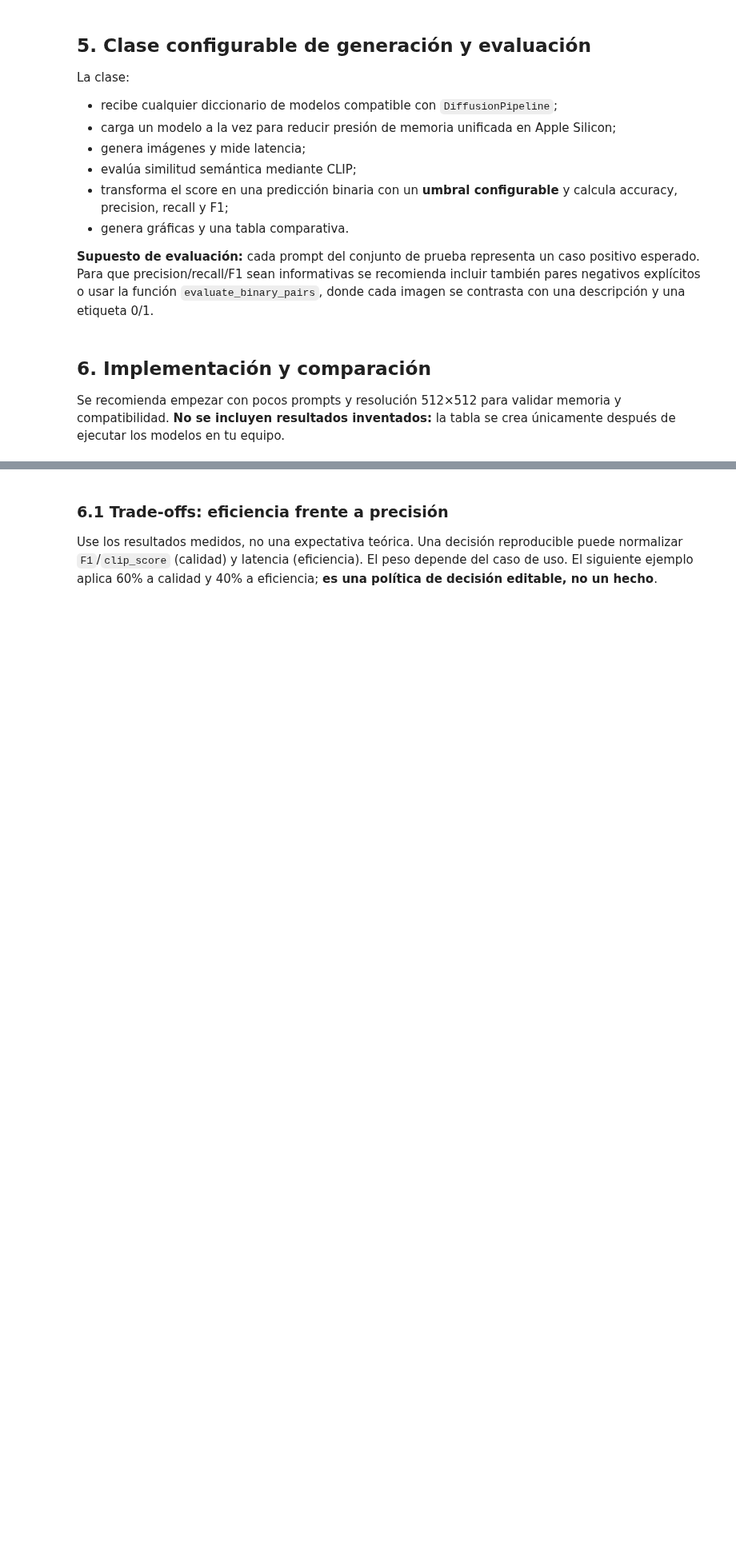
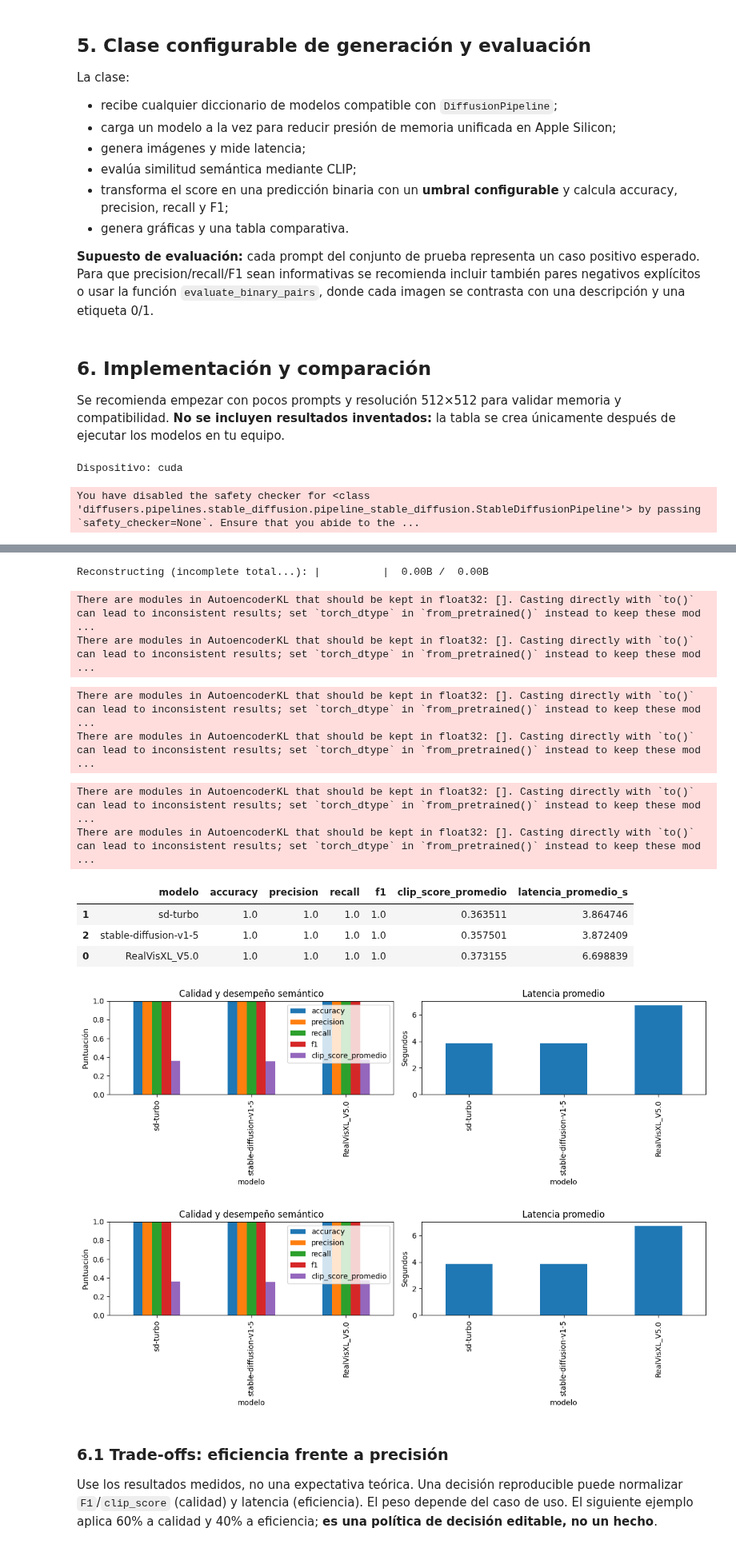
Before and after one commit to miguelgarciavidal-anjeluz/gestion-proyectos-ia, a Jupyter notebook: Actividad-04/notebook_multimodal_text_to_image_m4.ipynb, the cells around one changed output, grey strips where cells are left out. Shown at 80% size. Saved outputs shown, nothing was run; the diff lists cells and outputs as text; code cells hidden in the pictures; blank space fills up the shorter version.

Commit message:
Ejecución en Colab y validación de modelos seleccionados.

```diff
--- a/Actividad-04/notebook_multimodal_text_to_image_m4.ipynb
+++ b/Actividad-04/notebook_multimodal_text_to_image_m4.ipynb
@@ -68,0 +74,8 @@ MODEL_CONFIGS
+# %%
+MODEL_CONFIGS = {
+    "sd-turbo": {"model_id":"stabilityai/sd-turbo"},
+    "RealVisXL_V5.0": {"model_id": "SG161222/RealVisXL_V5.0"},
+    "stable-diffusion-v1-5": {"model_id": "stable-diffusion-v1-5/stable-diffusion-v1-5"},
+}
+
+MODEL_CONFIGS
@@ -233,13 +250,22 @@ PROMPTS = [
     "A watercolor landscape of a volcano beside a calm lake at sunrise",
 ]
 
+# Asegurar limpieza de memoria previa
+import gc
+import torch
+gc.collect()
+if torch.cuda.is_available():
+    torch.cuda.empty_cache()
+
+
 evaluator = MultiModelTextToImageEvaluator(MODEL_CONFIGS, threshold=0.25)
 print("Dispositivo:", evaluator.device)
 
-# Ejecuta para generar el benchmark real. Puede tardar y descargar varios GB.
-# Para SDXL-Turbo conviene evaluar por separado con guidance_scale=0 y pocos pasos.
-
+# Ejecuta para generar el benchmark real.
 raw_results = evaluator.evaluate(PROMPTS, steps=20, guidance_scale=7.5)
 comparativa = evaluator.comparison_table(raw_results)
 display(comparativa)
 evaluator.plot_comparison(comparativa)
+# %% [output]
+Dispositivo: cuda
+You have disabled the safety checker for <class 'diffusers.pipelines.stable_diffusion.pipeline_stable_diffusion.StableDiffusionPipeline'> by passing `safety_checker=None`. Ensure that you abide to the ...
@@ -246,3 +273,16 @@ evaluator.plot_comparison(comparativa)
+Reconstructing (incomplete total...): |          |  0.00B /  0.00B
+There are modules in AutoencoderKL that should be kept in float32: []. Casting directly with `to()` can lead to inconsistent results; set `torch_dtype` in `from_pretrained()` instead to keep these mod ...
+There are modules in AutoencoderKL that should be kept in float32: []. Casting directly with `to()` can lead to inconsistent results; set `torch_dtype` in `from_pretrained()` instead to keep these mod ...
+There are modules in AutoencoderKL that should be kept in float32: []. Casting directly with `to()` can lead to inconsistent results; set `torch_dtype` in `from_pretrained()` instead to keep these mod ...
+There are modules in AutoencoderKL that should be kept in float32: []. Casting directly with `to()` can lead to inconsistent results; set `torch_dtype` in `from_pretrained()` instead to keep these mod ...
+There are modules in AutoencoderKL that should be kept in float32: []. Casting directly with `to()` can lead to inconsistent results; set `torch_dtype` in `from_pretrained()` instead to keep these mod ...
+There are modules in AutoencoderKL that should be kept in float32: []. Casting directly with `to()` can lead to inconsistent results; set `torch_dtype` in `from_pretrained()` instead to keep these mod ...
+|  | modelo | accuracy | precision | recall | f1 | clip_score_promedio | latencia_promedio_s |
+| 1 | sd-turbo | 1.0 | 1.0 | 1.0 | 1.0 | 0.363511 | 3.864746 |
+| 2 | stable-diffusion-v1-5 | 1.0 | 1.0 | 1.0 | 1.0 | 0.357501 | 3.872409 |
+| 0 | RealVisXL_V5.0 | 1.0 | 1.0 | 1.0 | 1.0 | 0.373155 | 6.698839 |
+[figure, added]
+[figure, added]
 # %% [markdown]
 ### 6.1 Trade-offs: eficiencia frente a precisión
 
```
Also changed, not shown: parts of 8 cells of this notebook.
